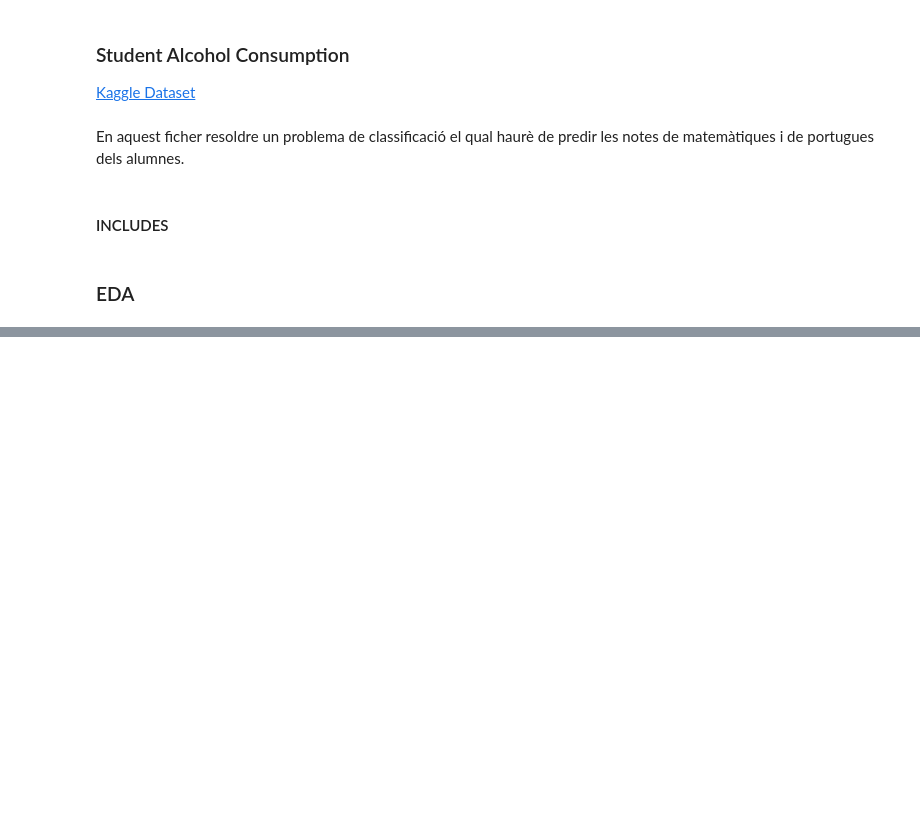
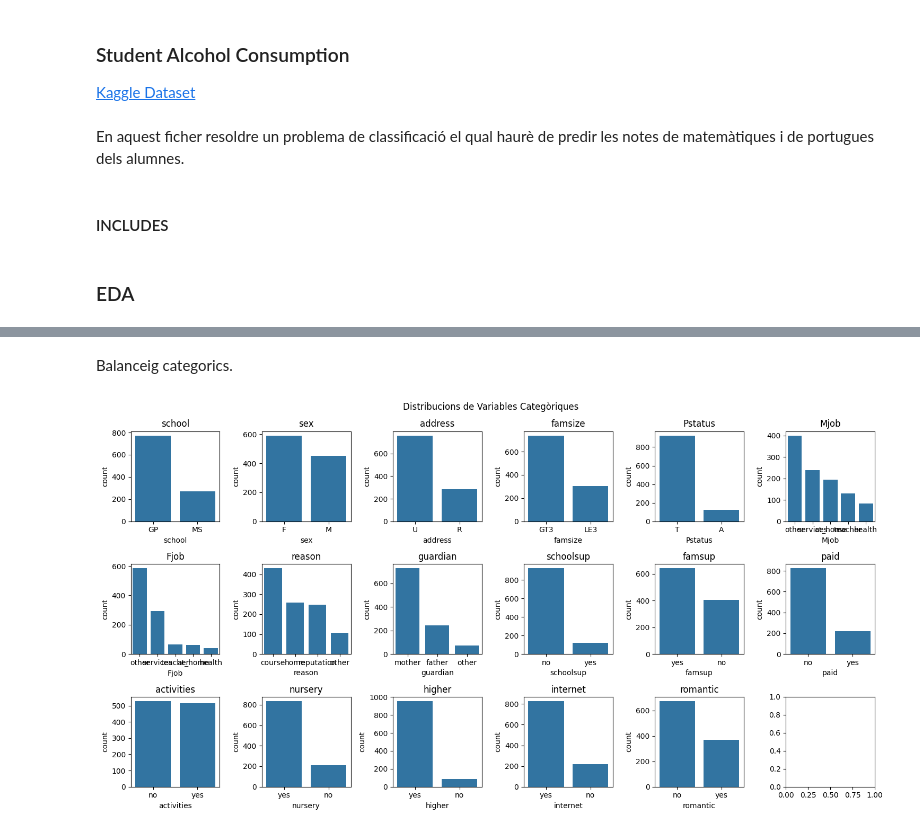
Before and after one commit to Janpb1/Data-analisy-alcohol-Kaggle, a Jupyter notebook: Cas_kaggle_alcohol.ipynb, the cells around one changed output, grey strips where cells are left out. Drawn from its saved outputs; the diff is of its cells as text; code cells hidden in the pictures; blank space fills up the shorter version.

```diff
--- a/Cas_kaggle_alcohol.ipynb
+++ b/Cas_kaggle_alcohol.ipynb
@@ -69,0 +104,18 @@ El shape del train-data es (1044, 33).
+# %% [markdown]
+Balanceig categorics.
+# %%
+df_cat = df[categorics]
+fig, axes = plt.subplots(3, 6, figsize=(15, 8))
+fig.suptitle('Distribucions de Variables Categòriques')
+
+for i, ax in enumerate(axes.ravel()):
+    if i < df_cat.shape[1]:
+        column_name = df_cat.columns[i]
+        sns.barplot(x=df_cat[column_name].value_counts().index, y=df_cat[column_name].value_counts(), ax=ax)
+        ax.set_ylabel('count')
+        ax.set_title(column_name)
+
+plt.tight_layout()
+plt.show()
+# %% [output]
+[figure, added]
```
Also changed, not shown: parts of 39 cells of this notebook.
